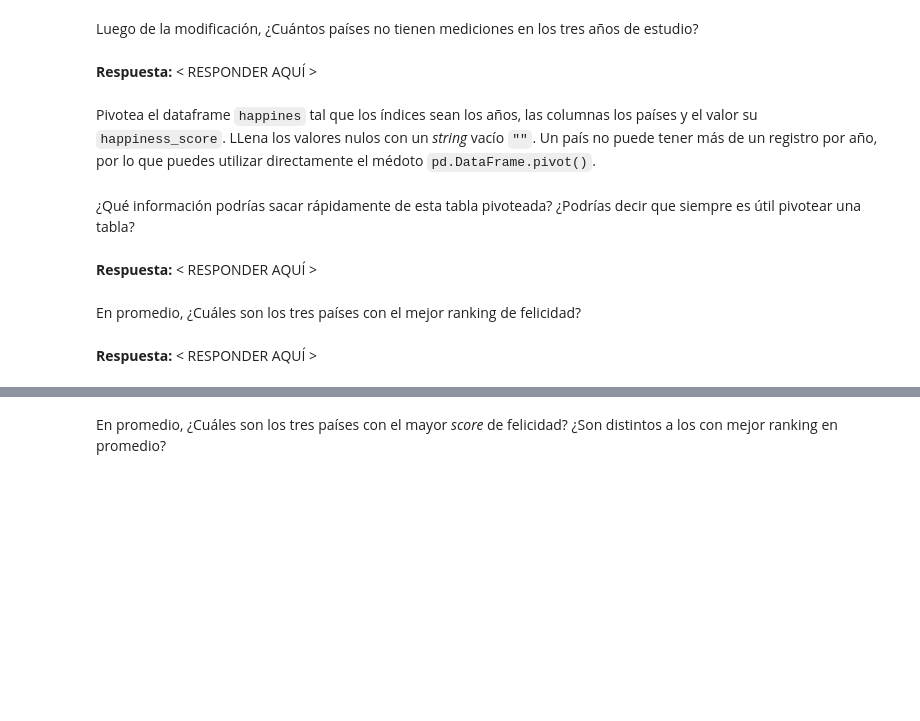
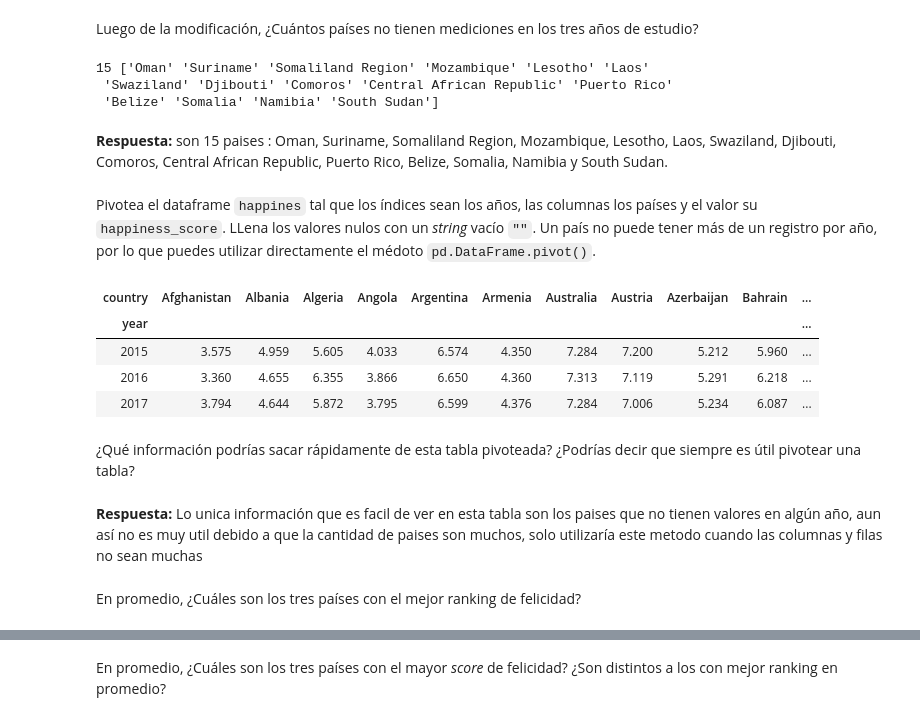
Before and after one commit to pazDaniela/mat281_portfolio, a Jupyter notebook: m02_data_analysis/m02_homework/m02_homework.ipynb, the cells around one changed output, grey strips where cells are left out. Saved outputs shown, nothing was run; the diff lists cells and outputs as text; code cells hidden in the pictures; blank space fills up the shorter version.

```diff
--- a/m02_data_analysis/m02_homework/m02_homework.ipynb
+++ b/m02_data_analysis/m02_homework/m02_homework.ipynb
@@ -452,11 +413,0 @@ happiness[happiness['country']=='Somaliland region']
-# %%
-happiness=happiness.replace({'Hong Kong S.A.R., China': 'Hong Kong', 'Somaliland region':'Somaliland Region','Taiwan Province of China':'Taiwan'})
-countries_final=happiness['country'].tolist()
-countries_f=[]
-for x in countries_final:
-    if len(happiness[happiness['country']== x]) < 3:
-        countries_f.append(x)
-b=set(countries_f)
-countries_f=list(b)
-print(len(countries_f),countries_f)
-#countries_final=happiness.groupby('country').filter(lambda x: x['year'].sum() < 6000)['country'].unique()
@@ -469,5 +421,5 @@ Note que la lista de países proveniente de la pregunta anterior tiene errores d
 # %% [markdown]
 Modifique la columna `country` del dataframe `happiness` con tal de reparar los errores de `Hong Kong`, `Taiwan` y `Somaliland Region`.
 # %%
-bad_country_names_dict = {"Hong Kong S.A.R., China": "Hong Kong", ## FIX ME ##}
-happiness = happiness.assign(## FIX ME ##)
+bad_country_names_dict = {"Hong Kong S.A.R., China": "Hong Kong", 'Somaliland region':'Somaliland Region','Taiwan Province of China':'Taiwan'}
+happiness = happiness.assign(country=lambda x: x["country"].map(bad_country_names_dict).fillna(x["country"]))
@@ -480,4 +428,11 @@ Luego de la modificación, ¿Cuántos países no tienen mediciones en los tres a
-# %% [markdown]
-__Respuesta:__  < RESPONDER AQUÍ >
+# %%
+countries_final=happiness.groupby('country').filter(lambda x: x['year'].sum() < 6000)['country'].unique()
+print(len(countries_final),countries_final)
+# %% [output]
+15 ['Oman' 'Suriname' 'Somaliland Region' 'Mozambique' 'Lesotho' 'Laos'
+ 'Swaziland' 'Djibouti' 'Comoros' 'Central African Republic' 'Puerto Rico'
+ 'Belize' 'Somalia' 'Namibia' 'South Sudan']
+# %% [markdown]
+__Respuesta:__  son 15 paises : Oman, Suriname, Somaliland Region, Mozambique, Lesotho, Laos, Swaziland, Djibouti, Comoros, Central African Republic, Puerto Rico, Belize, Somalia, Namibia y South Sudan.
 # %% [markdown]
 Pivotea el dataframe `happines` tal que los índices sean los años, las columnas los países y el valor su `happiness_score`. LLena los valores nulos con un _string_ vacío `""`. Un país no puede tener más de un registro por año, por lo que puedes utilizar directamente el médoto `pd.DataFrame.pivot()`.
@@ -486,6 +439,18 @@ Pivotea el dataframe `happines` tal que los índices sean los años, las columna
+# %%
+happiness.pivot_table(
+    index='year',
+    columns='country',
+    values='happiness_score',
+    fill_value='')
+# %% [output]
+| country | Afghanistan | Albania | Algeria | Angola | Argentina | Armenia | Australia | Austria | Azerbaijan | Bahrain | ... |
+| year |  |  |  |  |  |  |  |  |  |  | ... |
+| 2015 | 3.575 | 4.959 | 5.605 | 4.033 | 6.574 | 4.350 | 7.284 | 7.200 | 5.212 | 5.960 | ... |
+| 2016 | 3.360 | 4.655 | 6.355 | 3.866 | 6.650 | 4.360 | 7.313 | 7.119 | 5.291 | 6.218 | ... |
+| 2017 | 3.794 | 4.644 | 5.872 | 3.795 | 6.599 | 4.376 | 7.284 | 7.006 | 5.234 | 6.087 | ... |
 # %% [markdown]
 ¿Qué información podrías sacar rápidamente de esta tabla pivoteada? ¿Podrías decir que siempre es útil pivotear una tabla?
-# %% [markdown]
-__Respuesta:__  < RESPONDER AQUÍ >
+# %% [markdown]
+__Respuesta:__  Lo unica información que es facil de ver en esta tabla son los paises que no tienen valores en algún año, aun así no es muy util debido a que la cantidad de paises son muchos, solo utilizaría este metodo cuando las columnas y filas no sean muchas
 # %% [markdown]
 En promedio, ¿Cuáles son los tres países con el mejor ranking de felicidad?
@@ -494,2 +456,0 @@ En promedio, ¿Cuáles son los tres países con el mejor ranking de felicidad?
-# %% [markdown]
-__Respuesta:__  < RESPONDER AQUÍ >
```
Also changed, not shown: parts of 43 cells of this notebook.
